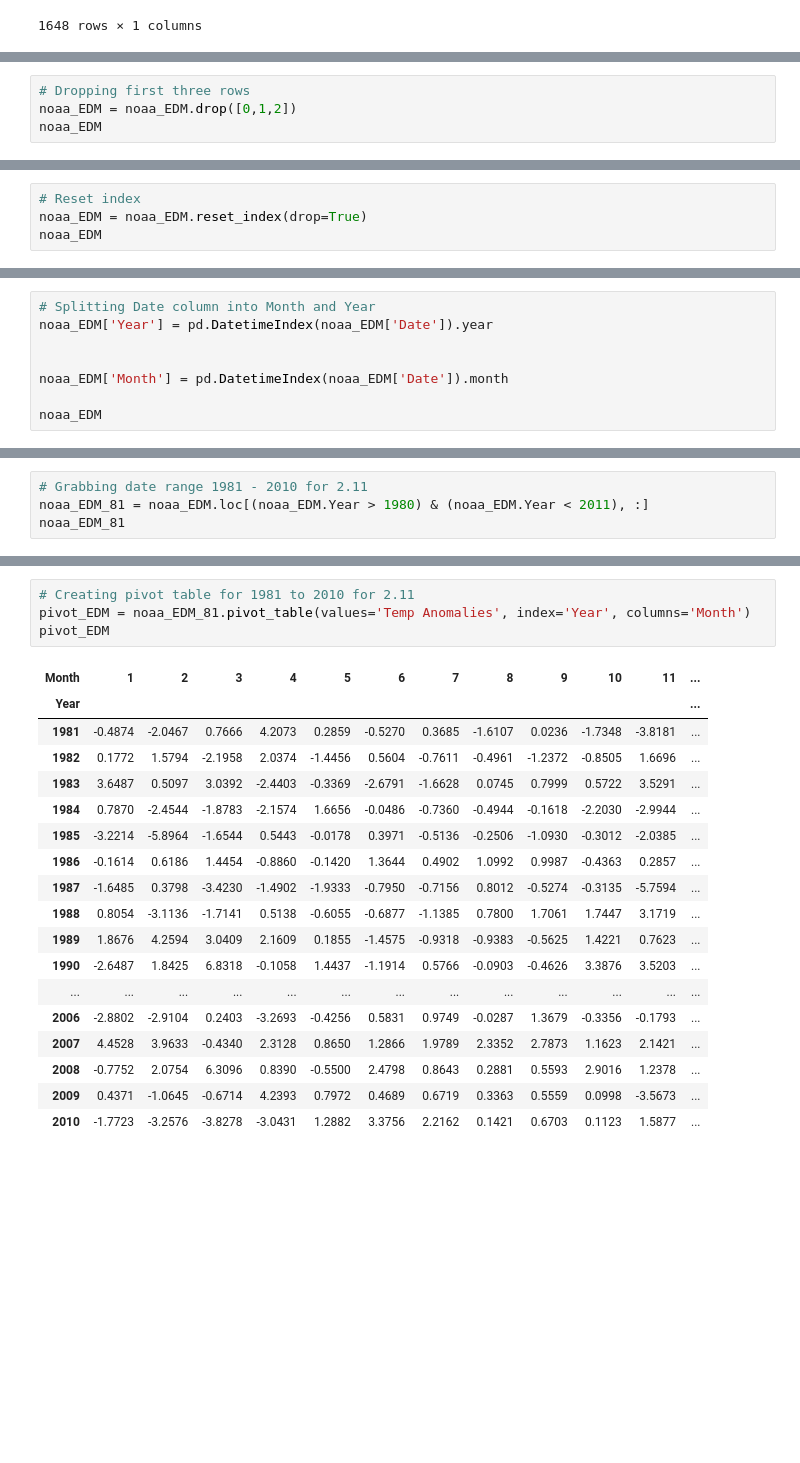
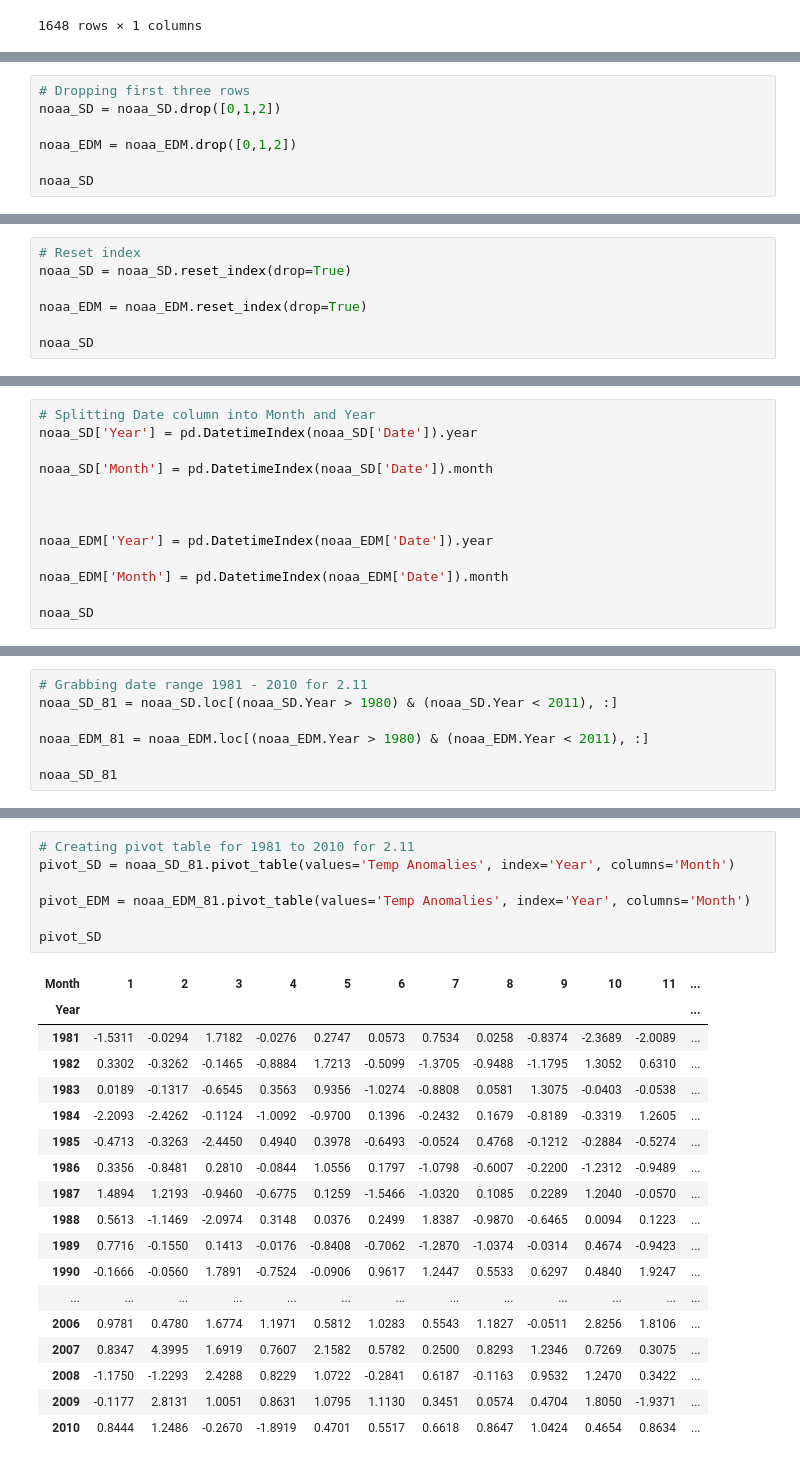
Before and after one commit to jordan-gilmartin/cuyamaca-climatology-analysis, a Jupyter notebook: cuyamaca-climatology-analysis.ipynb, the cells around one changed output, grey strips where cells are left out. Cells and saved outputs as stored; diff of their text form; blank space fills up the shorter version.

```diff
--- a/cuyamaca-climatology-analysis.ipynb
+++ b/cuyamaca-climatology-analysis.ipynb
@@ -744,7 +734,10 @@ noaa_EDM
 1648 rows × 2 columns
 # %%
 # Dropping first three rows
+noaa_SD = noaa_SD.drop([0,1,2])
+
 noaa_EDM = noaa_EDM.drop([0,1,2])
-noaa_EDM
+
+noaa_SD
 # %% [output]
 |  | Date | Temp Anomalies |
@@ -762,7 +755,10 @@ noaa_EDM
 1645 rows × 2 columns
 # %%
 # Reset index
+noaa_SD = noaa_SD.reset_index(drop=True)
+
 noaa_EDM = noaa_EDM.reset_index(drop=True)
-noaa_EDM
+
+noaa_SD
 # %% [output]
 |  | Date | Temp Anomalies |
@@ -798,10 +777,15 @@ noaa_EDM
 # %%
 # Splitting Date column into Month and Year
+noaa_SD['Year'] = pd.DatetimeIndex(noaa_SD['Date']).year
+
+noaa_SD['Month'] = pd.DatetimeIndex(noaa_SD['Date']).month
+
+
+
 noaa_EDM['Year'] = pd.DatetimeIndex(noaa_EDM['Date']).year
-
 
 noaa_EDM['Month'] = pd.DatetimeIndex(noaa_EDM['Date']).month
 
-noaa_EDM
+noaa_SD
 # %% [output]
 |  | Date | Temp Anomalies | Year | Month |
@@ -819,7 +803,10 @@ noaa_EDM
 1645 rows × 4 columns
 # %%
 # Grabbing date range 1981 - 2010 for 2.11
+noaa_SD_81 = noaa_SD.loc[(noaa_SD.Year > 1980) & (noaa_SD.Year < 2011), :]
+
 noaa_EDM_81 = noaa_EDM.loc[(noaa_EDM.Year > 1980) & (noaa_EDM.Year < 2011), :]
-noaa_EDM_81
+
+noaa_SD_81
 # %% [output]
 |  | Date | Temp Anomalies | Year | Month |
@@ -837,24 +824,27 @@ noaa_EDM_81
 360 rows × 4 columns
 # %%
 # Creating pivot table for 1981 to 2010 for 2.11
+pivot_SD = noaa_SD_81.pivot_table(values='Temp Anomalies', index='Year', columns='Month')
+
 pivot_EDM = noaa_EDM_81.pivot_table(values='Temp Anomalies', index='Year', columns='Month')
-pivot_EDM
+
+pivot_SD
 # %% [output]
 | Month | 1 | 2 | 3 | 4 | 5 | 6 | 7 | 8 | 9 | 10 | 11 | ... |
 | Year |  |  |  |  |  |  |  |  |  |  |  | ... |
-| 1981 | -0.4874 | -2.0467 | 0.7666 | 4.2073 | 0.2859 | -0.5270 | 0.3685 | -1.6107 | 0.0236 | -1.7348 | -3.8181 | ... |
-| 1982 | 0.1772 | 1.5794 | -2.1958 | 2.0374 | -1.4456 | 0.5604 | -0.7611 | -0.4961 | -1.2372 | -0.8505 | 1.6696 | ... |
-| 1983 | 3.6487 | 0.5097 | 3.0392 | -2.4403 | -0.3369 | -2.6791 | -1.6628 | 0.0745 | 0.7999 | 0.5722 | 3.5291 | ... |
-| 1984 | 0.7870 | -2.4544 | -1.8783 | -2.1574 | 1.6656 | -0.0486 | -0.7360 | -0.4944 | -0.1618 | -2.2030 | -2.9944 | ... |
-| 1985 | -3.2214 | -5.8964 | -1.6544 | 0.5443 | -0.0178 | 0.3971 | -0.5136 | -0.2506 | -1.0930 | -0.3012 | -2.0385 | ... |
-| 1986 | -0.1614 | 0.6186 | 1.4454 | -0.8860 | -0.1420 | 1.3644 | 0.4902 | 1.0992 | 0.9987 | -0.4363 | 0.2857 | ... |
-| 1987 | -1.6485 | 0.3798 | -3.4230 | -1.4902 | -1.9333 | -0.7950 | -0.7156 | 0.8012 | -0.5274 | -0.3135 | -5.7594 | ... |
-| 1988 | 0.8054 | -3.1136 | -1.7141 | 0.5138 | -0.6055 | -0.6877 | -1.1385 | 0.7800 | 1.7061 | 1.7447 | 3.1719 | ... |
-| 1989 | 1.8676 | 4.2594 | 3.0409 | 2.1609 | 0.1855 | -1.4575 | -0.9318 | -0.9383 | -0.5625 | 1.4221 | 0.7623 | ... |
-| 1990 | -2.6487 | 1.8425 | 6.8318 | -0.1058 | 1.4437 | -1.1914 | 0.5766 | -0.0903 | -0.4626 | 3.3876 | 3.5203 | ... |
+| 1981 | -1.5311 | -0.0294 | 1.7182 | -0.0276 | 0.2747 | 0.0573 | 0.7534 | 0.0258 | -0.8374 | -2.3689 | -2.0089 | ... |
+| 1982 | 0.3302 | -0.3262 | -0.1465 | -0.8884 | 1.7213 | -0.5099 | -1.3705 | -0.9488 | -1.1795 | 1.3052 | 0.6310 | ... |
+| 1983 | 0.0189 | -0.1317 | -0.6545 | 0.3563 | 0.9356 | -1.0274 | -0.8808 | 0.0581 | 1.3075 | -0.0403 | -0.0538 | ... |
+| 1984 | -2.2093 | -2.4262 | -0.1124 | -1.0092 | -0.9700 | 0.1396 | -0.2432 | 0.1679 | -0.8189 | -0.3319 | 1.2605 | ... |
+| 1985 | -0.4713 | -0.3263 | -2.4450 | 0.4940 | 0.3978 | -0.6493 | -0.0524 | 0.4768 | -0.1212 | -0.2884 | -0.5274 | ... |
+| 1986 | 0.3356 | -0.8481 | 0.2810 | -0.0844 | 1.0556 | 0.1797 | -1.0798 | -0.6007 | -0.2200 | -1.2312 | -0.9489 | ... |
+| 1987 | 1.4894 | 1.2193 | -0.9460 | -0.6775 | 0.1259 | -1.5466 | -1.0320 | 0.1085 | 0.2289 | 1.2040 | -0.0570 | ... |
+| 1988 | 0.5613 | -1.1469 | -2.0974 | 0.3148 | 0.0376 | 0.2499 | 1.8387 | -0.9870 | -0.6465 | 0.0094 | 0.1223 | ... |
+| 1989 | 0.7716 | -0.1550 | 0.1413 | -0.0176 | -0.8408 | -0.7062 | -1.2870 | -1.0374 | -0.0314 | 0.4674 | -0.9423 | ... |
+| 1990 | -0.1666 | -0.0560 | 1.7891 | -0.7524 | -0.0906 | 0.9617 | 1.2447 | 0.5533 | 0.6297 | 0.4840 | 1.9247 | ... |
 | ... | ... | ... | ... | ... | ... | ... | ... | ... | ... | ... | ... | ... |
-| 2006 | -2.8802 | -2.9104 | 0.2403 | -3.2693 | -0.4256 | 0.5831 | 0.9749 | -0.0287 | 1.3679 | -0.3356 | -0.1793 | ... |
-| 2007 | 4.4528 | 3.9633 | -0.4340 | 2.3128 | 0.8650 | 1.2866 | 1.9789 | 2.3352 | 2.7873 | 1.1623 | 2.1421 | ... |
-| 2008 | -0.7752 | 2.0754 | 6.3096 | 0.8390 | -0.5500 | 2.4798 | 0.8643 | 0.2881 | 0.5593 | 2.9016 | 1.2378 | ... |
-| 2009 | 0.4371 | -1.0645 | -0.6714 | 4.2393 | 0.7972 | 0.4689 | 0.6719 | 0.3363 | 0.5559 | 0.0998 | -3.5673 | ... |
-| 2010 | -1.7723 | -3.2576 | -3.8278 | -3.0431 | 1.2882 | 3.3756 | 2.2162 | 0.1421 | 0.6703 | 0.1123 | 1.5877 | ... |
+| 2006 | 0.9781 | 0.4780 | 1.6774 | 1.1971 | 0.5812 | 1.0283 | 0.5543 | 1.1827 | -0.0511 | 2.8256 | 1.8106 | ... |
+| 2007 | 0.8347 | 4.3995 | 1.6919 | 0.7607 | 2.1582 | 0.5782 | 0.2500 | 0.8293 | 1.2346 | 0.7269 | 0.3075 | ... |
+| 2008 | -1.1750 | -1.2293 | 2.4288 | 0.8229 | 1.0722 | -0.2841 | 0.6187 | -0.1163 | 0.9532 | 1.2470 | 0.3422 | ... |
+| 2009 | -0.1177 | 2.8131 | 1.0051 | 0.8631 | 1.0795 | 1.1130 | 0.3451 | 0.0574 | 0.4704 | 1.8050 | -1.9371 | ... |
+| 2010 | 0.8444 | 1.2486 | -0.2670 | -1.8919 | 0.4701 | 0.5517 | 0.6618 | 0.8647 | 1.0424 | 0.4654 | 0.8634 | ... |
```
Also changed, not shown: parts of 9 cells of this notebook.
